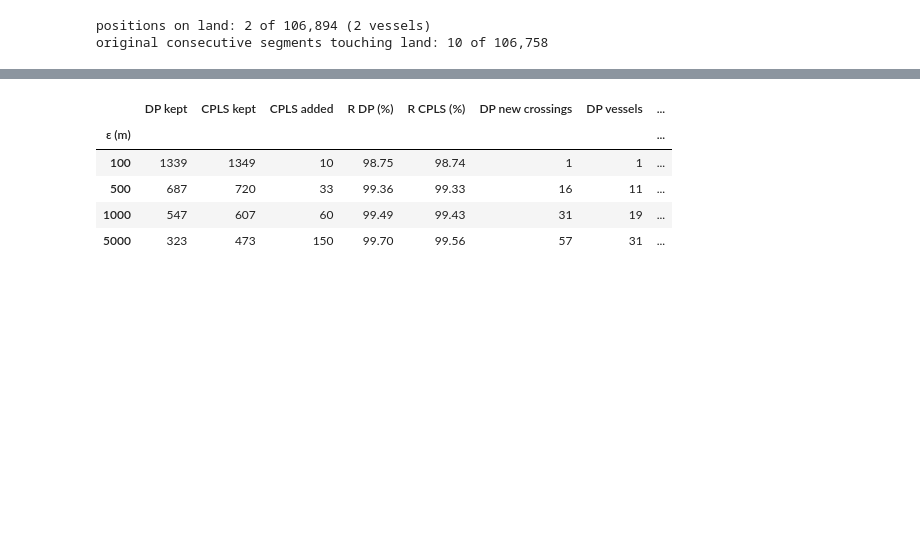
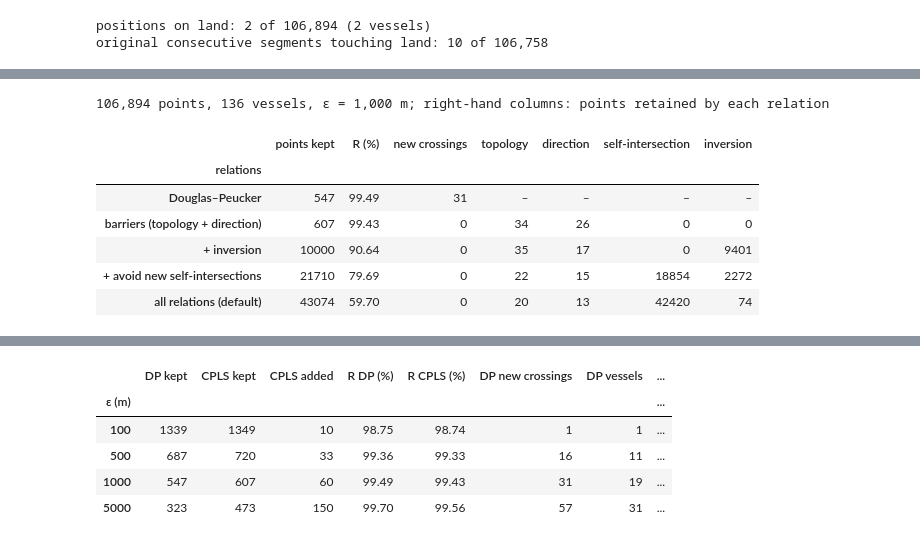
Before and after one commit to smehri/CATraj, a Jupyter notebook: notebooks/03_cpls_compression.ipynb, the cells around one changed output, grey strips where cells are left out. Cells and saved outputs as stored; diff of their text form; code cells hidden in the pictures; blank space fills up the shorter version.

```diff
--- a/notebooks/03_cpls_compression.ipynb
+++ b/notebooks/03_cpls_compression.ipynb
@@ -275,0 +309,42 @@ added by CPLS: 60
+# %%
+RELATIONS = {
+    "Douglas–Peucker": None,
+    "barriers (topology + direction)": OFF,
+    "+ inversion": {**OFF, "inversion": True},
+    "+ avoid new self-intersections": {**OFF, "inversion": True, "avoid_self_intersection": True},
+    "all relations (default)": {},
+}
+rel_rows, rel_kept = [], {}
+for label, rules in RELATIONS.items():
+    n_kept, n_cross, by_rule = 0, 0, dict.fromkeys(("topology", "direction", "self_intersection",
+                                                    "inversion"), 0)
+    for g in groups.values():
+        x, y = g.x.to_numpy(), g.y.to_numpy()
+        if rules is None:
+            mask = douglas_peucker(x, y, EPS)
+        else:
+            sel = cpls_select(x, y, EPS, barriers, **rules)
+            mask = sel.mask
+            for name, flagged in sel.rules.items():
+                by_rule[name] += int(flagged.sum())
+        n_kept += int(mask.sum())
+        n_cross += int(segment_crossings(x, y, barriers, keep=mask, new_only=True).sum())
+    rel_kept[label] = n_kept
+    row = {"relations": label, "points kept": n_kept,
+           "R (%)": round(compression_ratio(n_kept, N), 2), "new crossings": n_cross}  # then, per rule: points retained
+    row.update({f"{name.replace('_', '-')}": ("–" if rules is None else count)
+                for name, count in by_rule.items()})
+    rel_rows.append(row)
+print(f"{N:,} points, {len(groups)} vessels, ε = {EPS:,.0f} m; "
+      "right-hand columns: points retained by each relation")
+with pd.option_context("display.width", 200):
+    display(pd.DataFrame(rel_rows).set_index("relations"))
+# %% [output]
+106,894 points, 136 vessels, ε = 1,000 m; right-hand columns: points retained by each relation
+|  | points kept | R (%) | new crossings | topology | direction | self-intersection | inversion |
+| relations |  |  |  |  |  |  |  |
+| Douglas–Peucker | 547 | 99.49 | 31 | – | – | – | – |
+| barriers (topology + direction) | 607 | 99.43 | 0 | 34 | 26 | 0 | 0 |
+| + inversion | 10000 | 90.64 | 0 | 35 | 17 | 0 | 9401 |
+| + avoid new self-intersections | 21710 | 79.69 | 0 | 22 | 15 | 18854 | 2272 |
+| all relations (default) | 43074 | 59.70 | 0 | 20 | 13 | 42420 | 74 |
```
Also changed, not shown: parts of 21 cells of this notebook, 3 other files.
